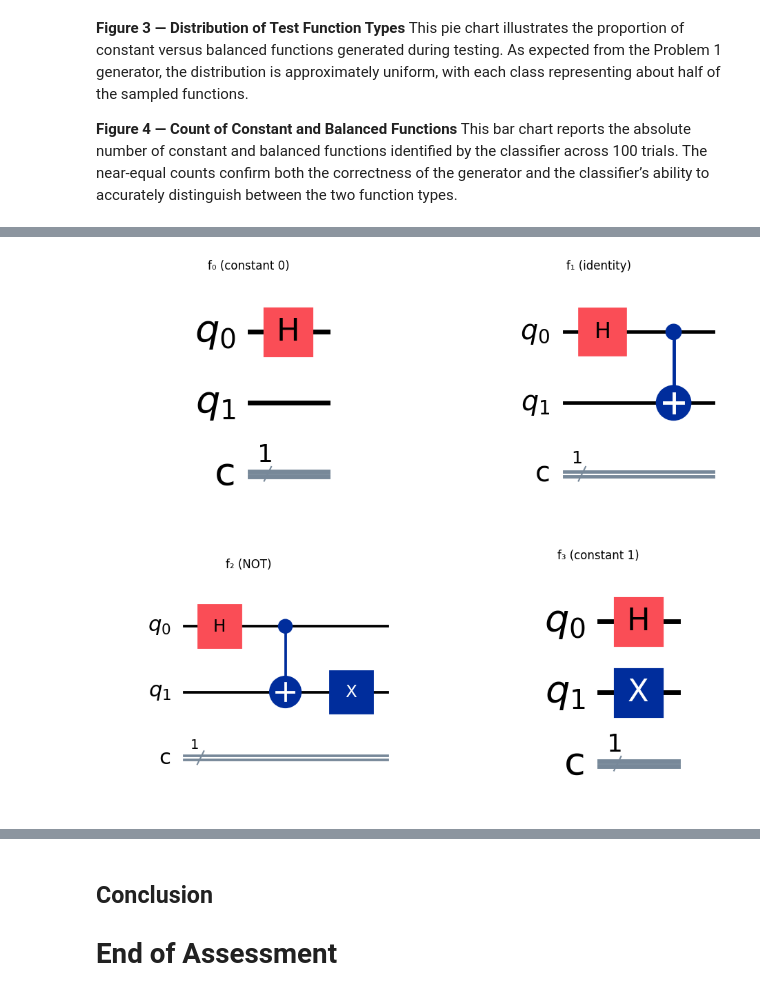
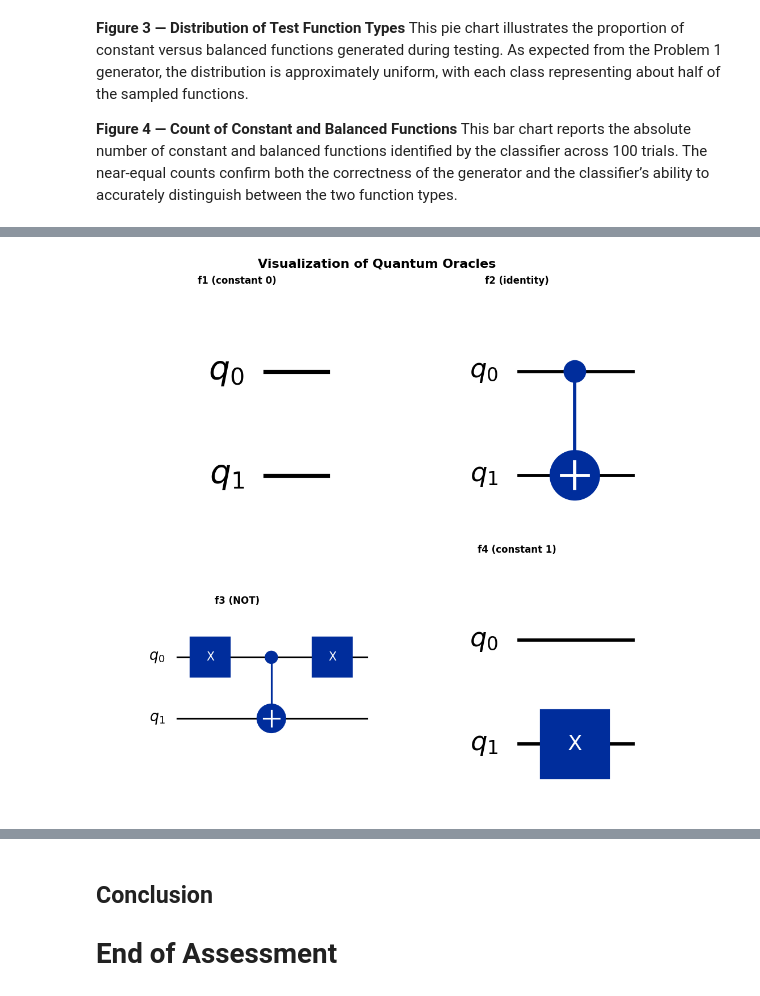
Before and after one commit to tomaspettit2506/ET-G00419414, a Jupyter notebook: problems.ipynb, the cells around one changed output, grey strips where cells are left out. Saved outputs shown, nothing was run; the diff lists cells and outputs as text; code cells hidden in the pictures.

```diff
--- a/problems.ipynb
+++ b/problems.ipynb
@@ -368,12 +370,17 @@ To verify the implementation correctly classifies functions, we test it on multi
 This validates that our classical algorithm correctly identifies function types. The distribution should show roughly 50% constant and 50% balanced functions, matching the random generation probabilities from Problem 1.
 # %%
 # Test the classical algorithm on random functions
-test_functions = [random_constant_balanced() for _ in range(10)]
+results = {"constant": 0, "balanced": 0}
+test_functions = [random_constant_balanced() for _ in range(1000)]
 
 for i, func in enumerate(test_functions):
 	result = determine_constant_balanced(func)
-	print(f"Function {i+1}: {result}")
+	if result == "constant":
+		results["constant"] += 1
+	elif result == "balanced":
+		results["balanced"] += 1
+
 
 print("\nAll tests completed successfully.")
-print(f"Results: {len(test_functions)} functions tested, all correctly identified as constant or balanced.")
+print(f"Results: {len(test_functions)} functions tested, all correctly identified as constant or balanced: {results}")
 # %% [output]
@@ -513,9 +510,5 @@ Using [Qiskit](https://docs.quantum.ibm.com/api/qiskit), we need to create quant
 ### References
 - [Oracles.html](https://quantum-education-modules.readthedocs.io/en/latest/introductory/circuits/oracles.html)
 - [From First Principle](https://benjaminwhiteside.com/2022/08/07/quantum-oracles/)
-# %%
-# Variable of qiskit and qubits listing
-qc = qiskit.QuantumCircuit(4, 4)
-qubits = qc.qubits
 # %%
 # Four methods of Quantum	Oracle	implementation
@@ -648,33 +675,42 @@ Testing f₃ (constant 1)...
 # %%
 # Create a figure to display all four oracle circuits
-fig, axes = plt.subplots(2, 2, figsize=(12, 10))
+fig, axes = plt.subplots(2, 2, figsize=(10, 10))
+fig.suptitle("Visualization of Quantum Oracles", fontsize=16, fontweight='bold')
+
 oracle_names = list(oracles.keys())
 
+# Draw each oracle circuit in its respective subplot
 for i, (name, oracle) in enumerate(oracles.items()):
-	# Create a new quantum circuit for visualization
-	vis_qc = qiskit.QuantumCircuit(2, 1)
-	vis_qc.h(vis_qc.qubits[:-1])  # Put input qubits in superposition
+    # Resolve oracle circuit safely
+    if isinstance(oracle, QuantumCircuit):
+        oracle_circuit = oracle
+    else:
+        oracle_factory = {
+            'f1 (constant 0)': oracle_f1,
+            'f2 (identity)': oracle_f2,
+            'f3 (NOT)': oracle_f3,
+            'f4 (constant 1)': oracle_f4
+        }
+        oracle_circuit = oracle_factory[name]()
 
-	# Resolve oracle circuit safely
-	if isinstance(oracle, qiskit.QuantumCircuit):
-					oracle_circuit = oracle
-	elif callable(oracle):
-					# oracle_f* functions take 0 positional args and return a circuit
-					oracle_circuit = oracle()
-	else:
-					oracle_factory = {
-									'f₀ (constant 0)': oracle_f0,
-									'f₁ (identity)': oracle_f1,
-									'f₂ (NOT)': oracle_f2,
-									'f₃ (constant 1)': oracle_f3,
-					}
-					oracle_circuit = oracle_factory[name]()
+    # Draw the oracle circuit in the subplot
+    oracle_circuit.draw(output='mpl', ax=axes[i // 2][i % 2])
+    axes[i // 2][i % 2].set_title(name, fontweight='bold')
 
-	# Apply oracle circuit
-	vis_qc.compose(oracle_circuit, inplace=True)
+plt.tight_layout()
+plt.savefig('img/quantum_oracles.png')  # Save the figure as a PNG file
+plt.show()
 
-	# Draw the circuit directly on the subplot axis
-	vis_qc.draw(output='mpl', ax=axes[i // 2][i % 2])
-	axes[i // 2][i % 2].set_title(name)
+# Print circuit depth analysis
+print("\nCircuit Depth Analysis:\n")
+print("-" * 60)
+for name, oracle in oracles.items():
+    if not isinstance(oracle, QuantumCircuit):
+        oracle = oracle_factory[name]()
+
+    print(name)
+    print("Gates:", oracle.size())
+    print("Depth:", oracle.depth())
+    print("-" * 20)
 # %% [output]
-[figure, old version]
+[figure, new version]
```
Also changed, not shown: parts of 19 cells of this notebook.
